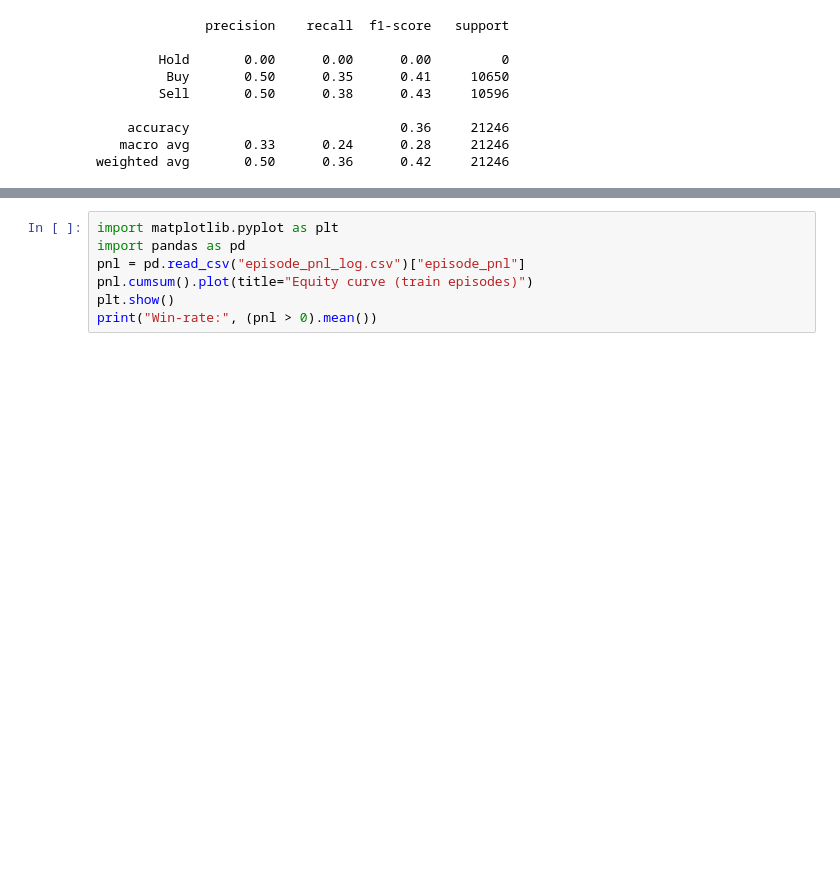
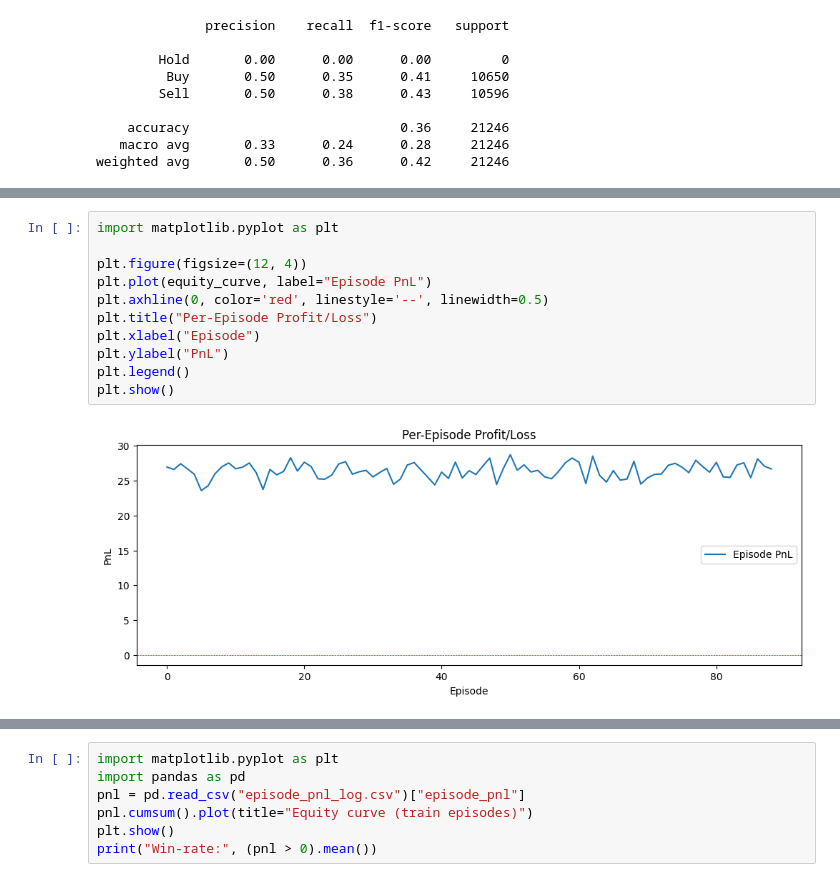
Before and after one commit to charlzzzz/DS_Lab_1, a Jupyter notebook: project.ipynb, the cells around one changed output, grey strips where cells are left out. Cells and saved outputs as stored; diff of their text form; blank space fills up the shorter version.

```diff
--- a/project.ipynb
+++ b/project.ipynb
@@ -1908,0 +2076,13 @@ Win Rate              : 0.928 (6457/6957.00000001)
+# %%
+import matplotlib.pyplot as plt
+
+plt.figure(figsize=(12, 4))
+plt.plot(equity_curve, label="Episode PnL")
+plt.axhline(0, color='red', linestyle='--', linewidth=0.5)
+plt.title("Per-Episode Profit/Loss")
+plt.xlabel("Episode")
+plt.ylabel("PnL")
+plt.legend()
+plt.show()
+# %% [output]
+[figure, added]
```
Also changed, not shown: parts of 11 cells of this notebook, 1 other file.
